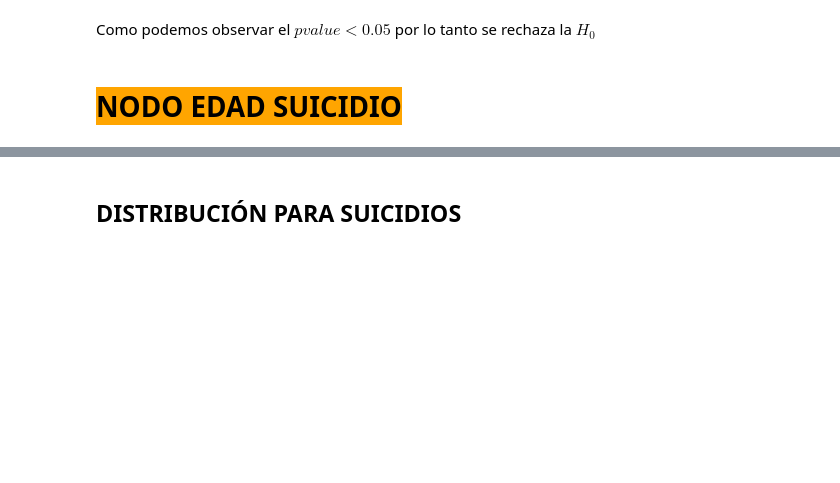
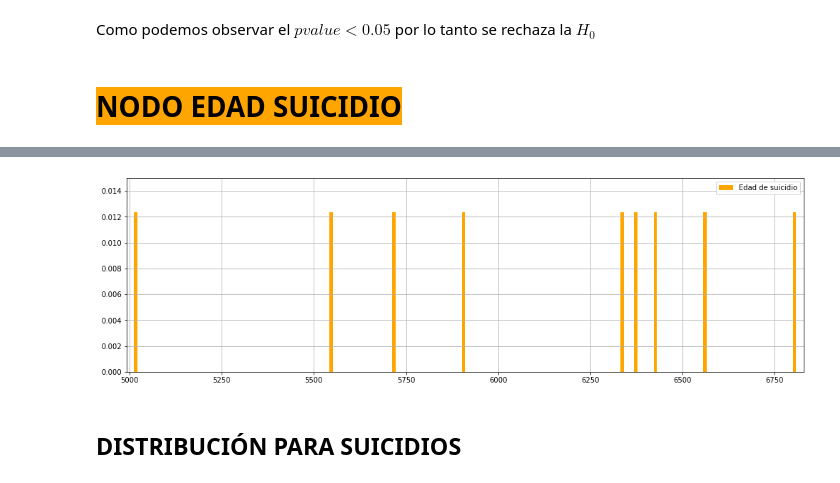
Before and after one commit to BetsyTorres/Proyecto_TorresBetsy_AntonKarla, a Jupyter notebook: PROYECTO_FINAL_SPF_2020.ipynb, the cells around one changed output, grey strips where cells are left out. Saved outputs shown, nothing was run; the diff lists cells and outputs as text; code cells hidden in the pictures; blank space fills up the shorter version.

```diff
--- a/PROYECTO_FINAL_SPF_2020.ipynb
+++ b/PROYECTO_FINAL_SPF_2020.ipynb
@@ -698,17 +745,19 @@ edad
 # %%
 age = pd.DataFrame({'edad de suicidio': (edad.iloc[0,:-1])})
 
 list_acc_c=list(edad.iloc[0,:-1])
 xcausas = list(filter(lambda num: num != 0, list_acc_c))
 
 bins=200
-plt.figure(figsize=(16,8))
-plt.hist(xcausas, bins, density= True, label= "Causas de suicidio", color='purple')
-plt.ylim(0,.02)
+plt.figure(figsize=(17,5))
+plt.hist(xcausas, bins, density= True, label= "Edad de suicidio", color='orange')
+plt.ylim(0,.015)
 plt.xlim((min(list_acc_c)-20,max(list_acc_c)+20))
 plt.legend(loc="best")
 plt.grid()
 plt.show()
+# %% [output]
+[figure, added]
 # %% [markdown]
 ## DISTRIBUCIÓN PARA SUICIDIOS
 # %%
```
Also changed, not shown: parts of 18 cells of this notebook.
